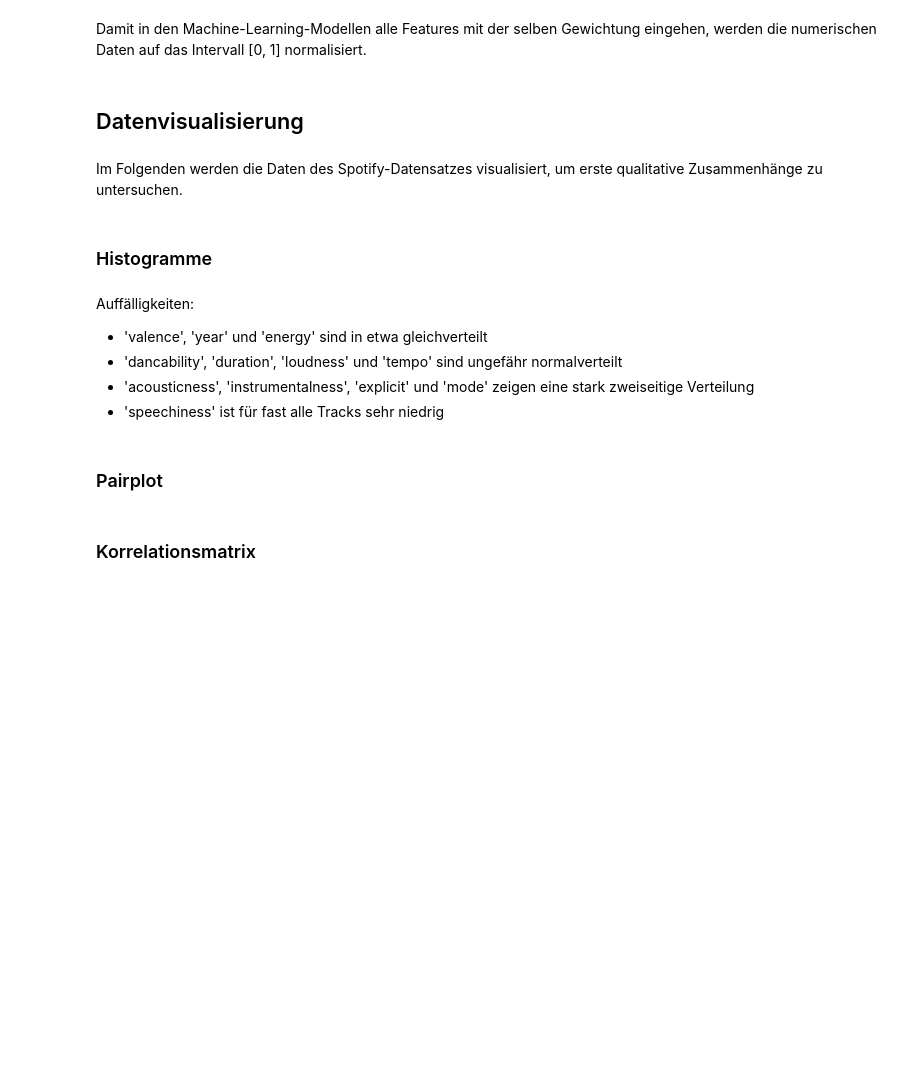
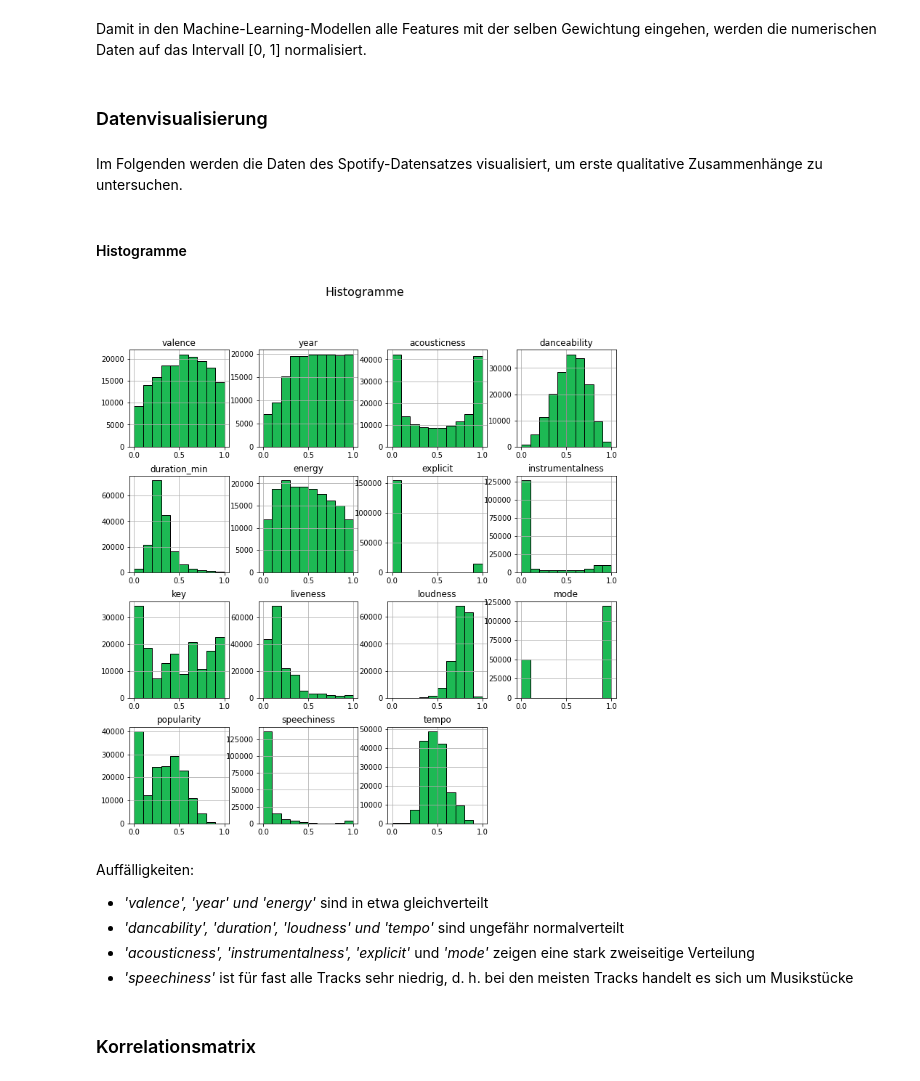
Before and after one commit to StarostVe/EMLP_Spotify, a Jupyter notebook: EMLP_Spotify.ipynb, the cells around one changed output. Drawn from its saved outputs; the diff is of its cells as text; code cells hidden in the pictures; blank space fills up the shorter version.

```diff
--- a/EMLP_Spotify.ipynb
+++ b/EMLP_Spotify.ipynb
@@ -214,20 +218,21 @@ min_max_scaler = preprocessing.MinMaxScaler()
 x_scaled = min_max_scaler.fit_transform(x) # [0, 1]-Normalisierung mit Sklearn
 df_num = pd.DataFrame(x_scaled, columns = df_num.columns, index = df_num.index)
 # %% [markdown]
-## Datenvisualisierung
+### Datenvisualisierung
 # %% [markdown]
 Im Folgenden werden die Daten des Spotify-Datensatzes visualisiert, um erste qualitative Zusammenhänge zu untersuchen.
 # %% [markdown]
-### Histogramme
+#### Histogramme
 # %%
-# g = df_num.hist(figsize = (15, 15), color = '#1DB954', ec = "black") # Zeigt die Verteilung der Werte; #1DB954 für Spotify-Grün
-# plt.suptitle('Histogramme')
-# plt.show()
+# Histogramme
+g = df_num.hist(figsize = (12, 12), color = '#1DB954', ec = "black") # Zeigt die Verteilung der Werte; #1DB954 für Spotify-Grün
+plt.suptitle('Histogramme', size = 16)
+plt.show()
+# %% [output]
+[figure, added]
 # %% [markdown]
 Auffälligkeiten:
-- 'valence', 'year' und 'energy' sind in etwa gleichverteilt
-- 'dancability', 'duration', 'loudness' und 'tempo' sind ungefähr normalverteilt
-- 'acousticness', 'instrumentalness', 'explicit' und 'mode' zeigen eine stark zweiseitige Verteilung
-- 'speechiness' ist für fast alle Tracks sehr niedrig
+- *'valence', 'year' und 'energy'* sind in etwa gleichverteilt
+- *'dancability', 'duration', 'loudness' und 'tempo'* sind ungefähr normalverteilt
+- *'acousticness', 'instrumentalness', 'explicit'* und *'mode'* zeigen eine stark zweiseitige Verteilung
+- *'speechiness'* ist für fast alle Tracks sehr niedrig, d. h. bei den meisten Tracks handelt es sich um Musikstücke
-# %% [markdown]
-### Pairplot
```
Also changed, not shown: parts of 79 cells of this notebook, 3 other files.
